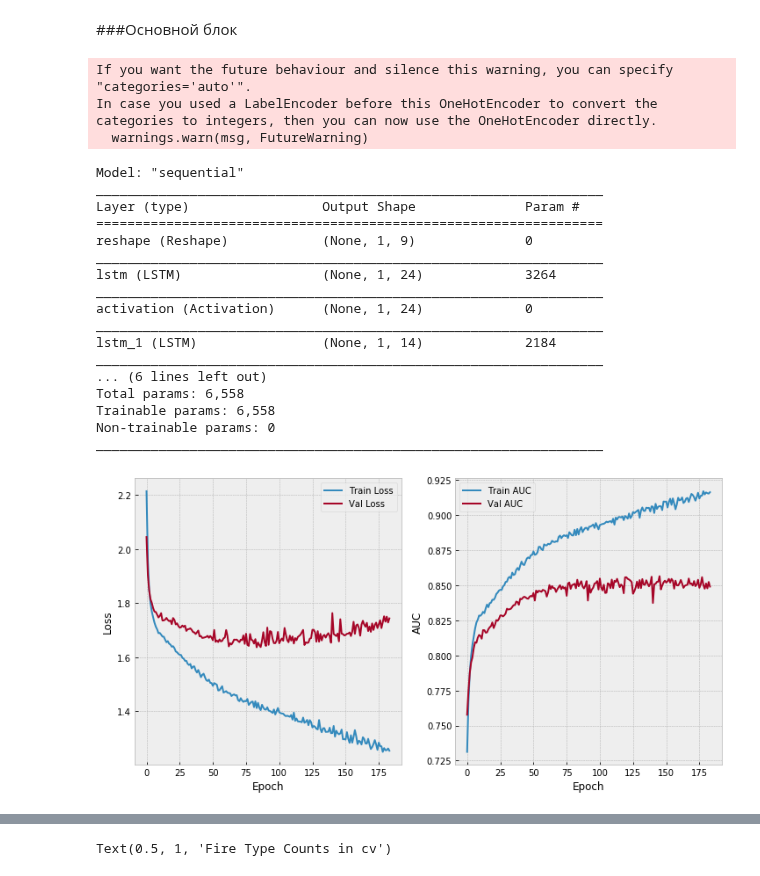
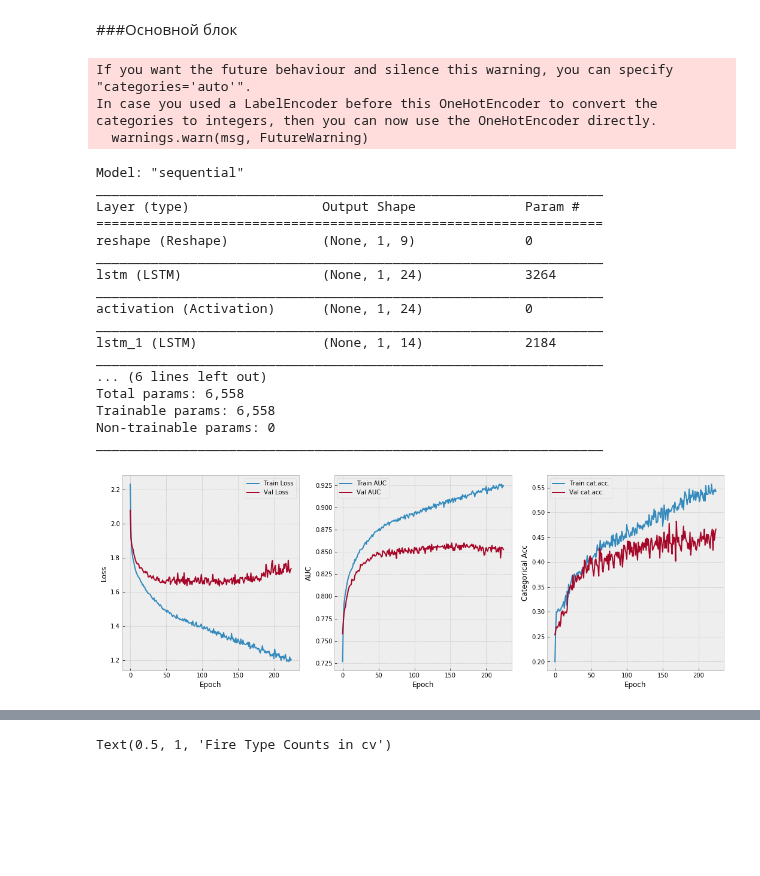
Before and after one commit to andygoosh/wildfire.sberbank.ai, a Jupyter notebook: workinprogress.ipynb, the cells around one changed output, grey strips where cells are left out. Cells and saved outputs as stored; diff of their text form; code cells hidden in the pictures; blank space fills up the shorter version.

```diff
--- a/workinprogress.ipynb
+++ b/workinprogress.ipynb
@@ -48,11 +48,10 @@ def plot_history(history):
   hist['epoch'] = history.epoch
 
   old_rcparam = plt.rcParams["figure.figsize"]
-  plt.rcParams["figure.figsize"] = (12,6)
+  plt.rcParams["figure.figsize"] = (18,6)
 
 
-  plt.subplot(1,2,1)
-  #plt.figure()
+  plt.subplot(1,3,1)
   plt.xlabel('Epoch')
   plt.ylabel('Loss')
   plt.plot(hist['epoch'], hist['loss'],
@@ -61,8 +60,7 @@ def plot_history(history):
            label = 'Val Loss')
   plt.legend()
 
-  plt.subplot(1,2,2)
-  #plt.figure()
+  plt.subplot(1,3,2)
   plt.xlabel('Epoch')
   plt.ylabel('AUC')
   plt.plot(hist['epoch'], hist['auc'],
@@ -70,6 +68,16 @@ def plot_history(history):
   plt.plot(hist['epoch'], hist['val_auc'],
            label = 'Val AUC')
   plt.legend()
+
+  plt.subplot(1,3,3)
+  plt.xlabel('Epoch')
+  plt.ylabel('Categorical Acc')
+  plt.plot(hist['epoch'], hist['categorical_accuracy'],
+           label='Train cat.acc.')
+  plt.plot(hist['epoch'], hist['val_categorical_accuracy'],
+           label = 'Val cat.acc.')
+  plt.legend()
+
   plt.show()
 
   plt.rcParams["figure.figsize"] = old_rcparam
@@ -363,7 +371,7 @@ def get_model( feature_num, fire_type_num ):
       layers.Activation('softmax'),
     ])
   optimizer=keras.optimizers.RMSprop(learning_rate=1e-2)
-  model.compile(optimizer=optimizer, metrics=[tf.metrics.CategoricalAccuracy(), tf.keras.metrics.AUC()], loss=keras.losses.CategoricalCrossentropy()) #tf.keras.losses.Huber())
+  model.compile(optimizer=optimizer, metrics=[tf.keras.metrics.AUC(), tf.metrics.CategoricalAccuracy()], loss=keras.losses.CategoricalCrossentropy()) #tf.keras.losses.Huber())
 
   model.summary()
   return model
@@ -378,12 +386,6 @@ WINDOW = 0
 FOLDS = 10
 FEATURES_NUM = X.shape[1]
 FIRE_TYPE_NUM = y.shape[1]
-
-'''
-with open( 'values.txt', 'w') as infile:
-  infile.write(f'{center} {scale}')
-  infile.close()
-'''
 
 model = get_model(FEATURES_NUM, FIRE_TYPE_NUM)
 callbacks = get_callbacks()
@@ -400,6 +402,10 @@ if True:
   center, scale = tr_data.mean().values, tr_data.std().values
   trn = (tr_data.values - center)/scale
   cvn = (cv_data.values - center)/scale
+
+  with open( 'values.txt', 'w') as infile:
+    infile.write(f'{center} {scale}')
+    infile.close()
 
   model.reset_states()
   history = model.fit(trn, y_trn.values,
@@ -415,32 +421,33 @@ if True:
   plot_history(history)
 
   score = model.evaluate(trn, y_trn.values,
                           batch_size=BS,
                           verbose=0,
                           use_multiprocessing=True)
-  print(score)
+
+print('loss: {:.3f}, AUC: {:.3f} Cat.Accu: {:.3f}'.format(*score))
 
 #model = tf.keras.models.load_model('my_checkpoint.h5')
 model.reset_states()
 # %% [output]
 If you want the future behaviour and silence this warning, you can specify "categories='auto'".
 In case you used a LabelEncoder before this OneHotEncoder to convert the categories to integers, then you can now use the OneHotEncoder directly.
   warnings.warn(msg, FutureWarning)
 Model: "sequential"
 _________________________________________________________________
 Layer (type)                 Output Shape              Param #
 =================================================================
 reshape (Reshape)            (None, 1, 9)              0
 _________________________________________________________________
 lstm (LSTM)                  (None, 1, 24)             3264
 _________________________________________________________________
 activation (Activation)      (None, 1, 24)             0
 _________________________________________________________________
 lstm_1 (LSTM)                (None, 1, 14)             2184
 _________________________________________________________________
 ... (6 lines left out)
 Total params: 6,558
 Trainable params: 6,558
 Non-trainable params: 0
 _________________________________________________________________
-[figure, old version]
+[figure, new version]
```
Also changed, not shown: parts of 3 cells of this notebook.
